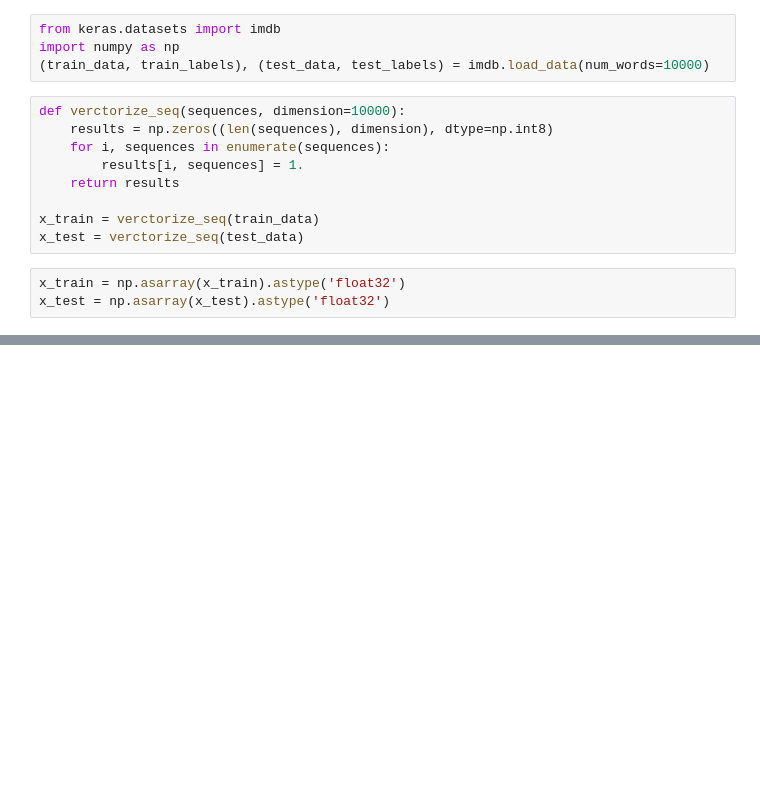
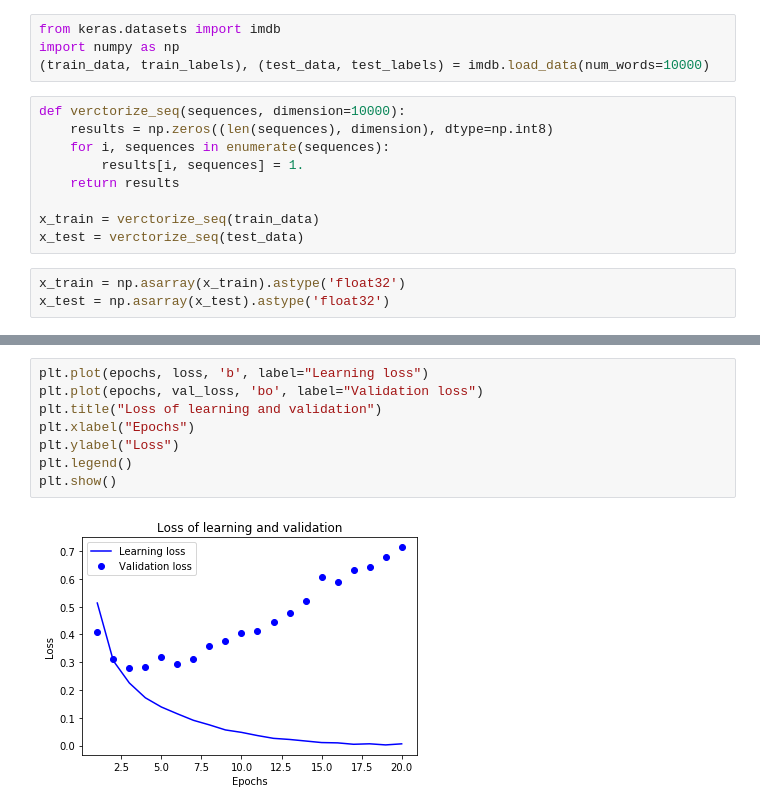
Before and after one commit to OrJaku/Machine_Learning, a Jupyter notebook: IMDB.ipynb, the cells around one changed output, grey strips where cells are left out. Cells and saved outputs as stored; diff of their text form; blank space fills up the shorter version.

```diff
--- a/IMDB.ipynb
+++ b/IMDB.ipynb
@@ -69,0 +79,10 @@ dict_keys(['val_loss', 'val_accuracy', 'loss', 'accuracy'])
+# %%
+plt.plot(epochs, loss, 'b', label="Learning loss")
+plt.plot(epochs, val_loss, 'bo', label="Validation loss")
+plt.title("Loss of learning and validation")
+plt.xlabel("Epochs")
+plt.ylabel("Loss")
+plt.legend()
+plt.show()
+# %% [output]
+[figure, added]
```
Also changed, not shown: parts of 2 cells of this notebook.
